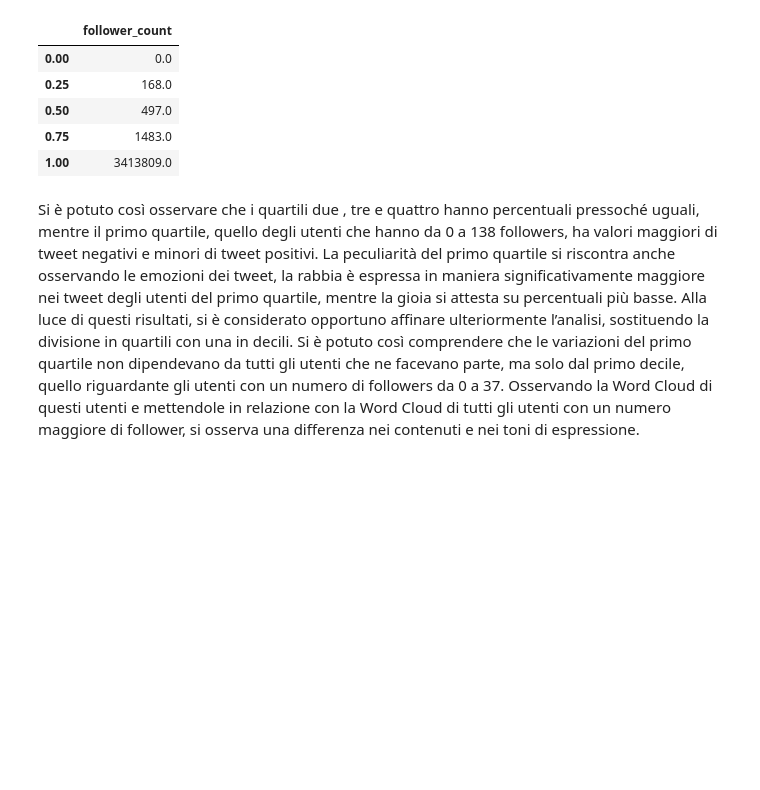
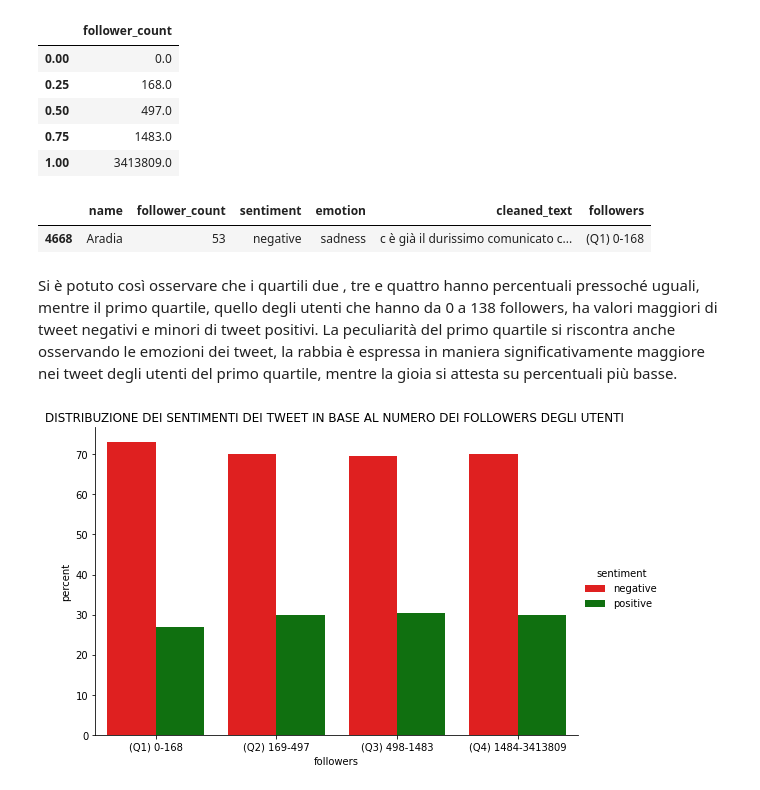
Before and after one commit to paolofesta/prove, a Jupyter notebook: scrittura.ipynb, the cells around one changed output. Cells and saved outputs as stored; diff of their text form; code cells hidden in the pictures; blank space fills up the shorter version.

```diff
--- a/scrittura.ipynb
+++ b/scrittura.ipynb
@@ -257,2 +255,17 @@ yy=df.sort_values("tweet_id")
+# %%
+#@title
+d=df.drop(["month","favorite_count","retweet_count","sigla","tweet_id","Unnamed: 0","language","created_at","source","location","verified"],axis=1)
+d.iloc[[999]]
+# %% [output]
+|  | name | follower_count | sentiment | emotion | cleaned_text | followers |
+| 4668 | Aradia | 53 | negative | sadness | c è già il durissimo comunicato c... | (Q1) 0-168 |
 # %% [markdown]
-Si è potuto così osservare che i quartili due , tre e quattro hanno percentuali pressoché uguali, mentre il primo quartile, quello degli utenti che hanno da 0 a 138 followers, ha valori maggiori di tweet negativi e minori di tweet positivi. La peculiarità del primo quartile si riscontra anche osservando le emozioni dei tweet, la rabbia è espressa in maniera significativamente maggiore nei tweet degli utenti del primo quartile, mentre la gioia si attesta su percentuali più basse. Alla luce di questi risultati, si è considerato opportuno affinare ulteriormente l’analisi, sostituendo la divisione in quartili con una in decili. Si è potuto così comprendere che le variazioni del primo quartile non dipendevano da tutti gli utenti che ne facevano parte, ma solo dal primo decile, quello riguardante gli utenti con un numero di followers da 0 a 37. Osservando la Word Cloud di questi utenti e mettendole in relazione con la Word Cloud di tutti gli utenti con un numero maggiore di follower, si osserva una differenza nei contenuti e nei toni di espressione.
+Si è potuto così osservare che i quartili due , tre e quattro hanno percentuali pressoché uguali, mentre il primo quartile, quello degli utenti che hanno da 0 a 138 followers, ha valori maggiori di tweet negativi e minori di tweet positivi. La peculiarità del primo quartile si riscontra anche osservando le emozioni dei tweet, la rabbia è espressa in maniera significativamente maggiore nei tweet degli utenti del primo quartile, mentre la gioia si attesta su percentuali più basse.
+# %%
+#@title
+sns.catplot(data=df1,x='followers',y='percent',hue='sentiment',palette=['r','g'],kind="bar",aspect=1.5)
+plt.title('DISTRIBUZIONE DEI SENTIMENTI DEI TWEET IN BASE AL NUMERO DEI FOLLOWERS DEGLI UTENTI ')
+
+print()
+# %% [output]
+[figure, added]
```
Also changed, not shown: parts of 8 cells of this notebook.
